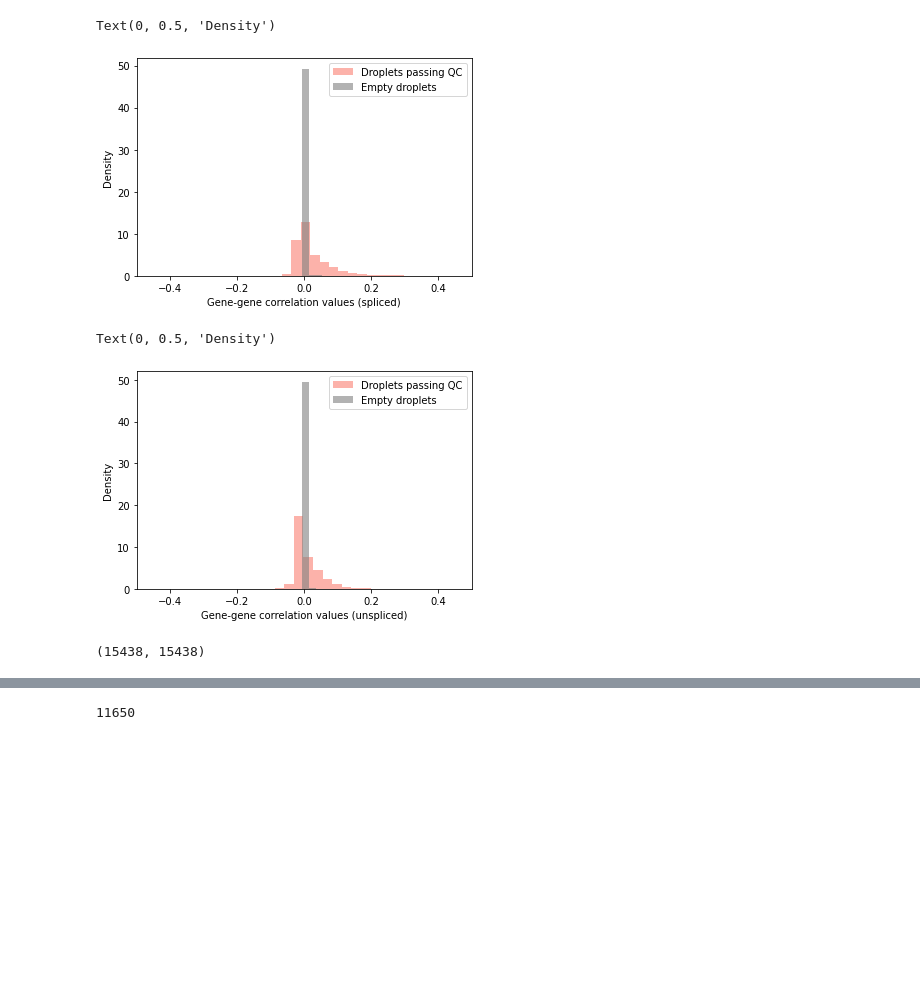
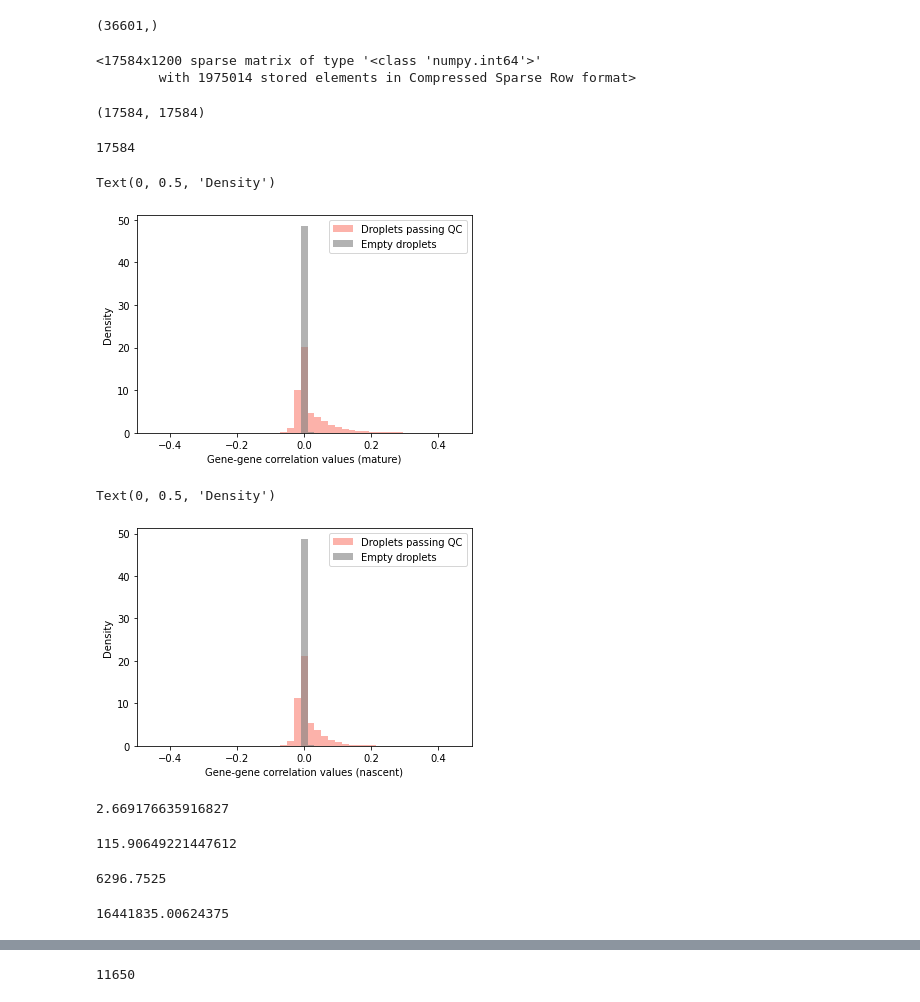
Before and after one commit to pachterlab/GVP_2023, a Jupyter notebook: gg230117_emptydrops.ipynb, the cells around one changed output, grey strips where cells are left out. Cells and saved outputs as stored; diff of their text form; code cells hidden in the pictures; blank space fills up the shorter version.

```diff
--- a/gg230117_emptydrops.ipynb
+++ b/gg230117_emptydrops.ipynb
@@ -73,3 +141,3 @@ bcs_filtered = pd.read_csv(bcs_filtered_loc,header=None)
 # %%
-cf = raw_data.obs['barcode'].isin(np.asarray(bcs_filtered).squeeze())
+# cf = np.asarray(bcs_raw.isin(np.asarray(bcs_filtered).squeeze()),dtype=bool).squeeze()
 # %%
@@ -219,3 +374,10 @@ Text(0, 0.5, 'Mean in empty droplets')
+# %%
+gf.shape
+# %% [output]
+(36601,)
 # %%
-gf = (raw_data.layers[spliced_layer]).toarray().sum(0)>1
+S_raw[gf][:,cf]
+# %% [output]
+<17584x1200 sparse matrix of type '<class 'numpy.int64'>'
+        with 1975014 stored elements in Compressed Sparse Row format>
 # %%
@@ -224 +386,9 @@ genecorr_qc = genecorr_qc[np.triu_indices(len(genecorr_qc),1)]
+# %%
+np.corrcoef(S_raw[gf][:,cf].toarray()).shape
+# %% [output]
+(17584, 17584)
+# %%
+gf.sum()
+# %% [output]
+17584
 # %%
@@ -227,30 +397,47 @@ genecorr_empty = genecorr_empty[np.triu_indices(len(genecorr_empty),1)]
 # %%
-plt.hist(genecorr_qc,50,color = 'salmon',alpha=0.6,label='Droplets passing QC',density=True)
-plt.hist(genecorr_empty,50,color = 'gray',alpha=0.6,label='Empty droplets',density=True)
+bins = np.linspace(-0.5,0.5,50)
+plt.hist(genecorr_qc_S,bins,color = 'salmon',alpha=0.6,label='Droplets passing QC',density=True)
+plt.hist(genecorr_empty_S,bins,color = 'gray',alpha=0.6,label='Empty droplets',density=True)
 plt.legend()
 plt.xlim([-0.5,0.5])
-plt.xlabel('Gene-gene correlation values (spliced)')
+plt.xlabel('Gene-gene correlation values (mature)')
 plt.ylabel('Density')
 # %% [output]
 Text(0, 0.5, 'Density')
-[figure, old version]
+[figure, new version]
+# %%
+gf = np.asarray(U_raw.sum(1)>0,dtype=bool).squeeze()
+# %%
+genecorr_qc_U = np.corrcoef(U_raw[gf][:,cf].toarray())
+genecorr_qc_U = genecorr_qc_U[np.triu_indices(len(genecorr_qc_U),1)]
+# %%
+genecorr_empty_U = np.corrcoef(U_raw[gf][:,~cf].toarray())
+genecorr_empty_U = genecorr_empty_U[np.triu_indices(len(genecorr_empty_U),1)]
 # %%
-gf = (raw_data.layers[unspliced_layer]).toarray().sum(0)>1
-genecorr_qc = np.corrcoef(raw_data.layers[unspliced_layer][cf][:,gf].T.toarray())
-genecorr_qc = genecorr_qc[np.triu_indices(len(genecorr_qc),1)]
-genecorr_empty = np.corrcoef(raw_data.layers[unspliced_layer][~cf][:,gf].T.toarray())
-genecorr_empty = genecorr_empty[np.triu_indices(len(genecorr_empty),1)]
-plt.hist(genecorr_qc,50,color = 'salmon',alpha=0.6,label='Droplets passing QC',density=True)
-plt.hist(genecorr_empty,50,color = 'gray',alpha=0.6,label='Empty droplets',density=True)
+bins = np.linspace(-0.5,0.5,50)
+plt.hist(genecorr_qc_U,bins,color = 'salmon',alpha=0.6,label='Droplets passing QC',density=True)
+plt.hist(genecorr_empty_U,bins,color = 'gray',alpha=0.6,label='Empty droplets',density=True)
 plt.legend()
 plt.xlim([-0.5,0.5])
-plt.xlabel('Gene-gene correlation values (unspliced)')
+plt.xlabel('Gene-gene correlation values (nascent)')
 plt.ylabel('Density')
 # %% [output]
 Text(0, 0.5, 'Density')
-[figure, old version]
+[figure, new version]
+# %%
+np.asarray(S_raw[:,~cf].sum(0)).squeeze().mean()
+# %% [output]
+2.669176635916827
+# %%
+np.asarray(S_raw[:,~cf].sum(0)).squeeze().var()
+# %% [output]
+115.90649221447612
+# %%
+np.asarray(S_raw[:,cf].sum(0)).squeeze().mean()
+# %% [output]
+6296.7525
 # %%
-np.cov(raw_data.layers[spliced_layer][cf][:,gf].T.toarray()).shape
+np.asarray(S_raw[:,cf].sum(0)).squeeze().var()
 # %% [output]
-(15438, 15438)
+16441835.00624375
 # %%
```
Also changed, not shown: parts of 81 cells of this notebook, 3 other files.
